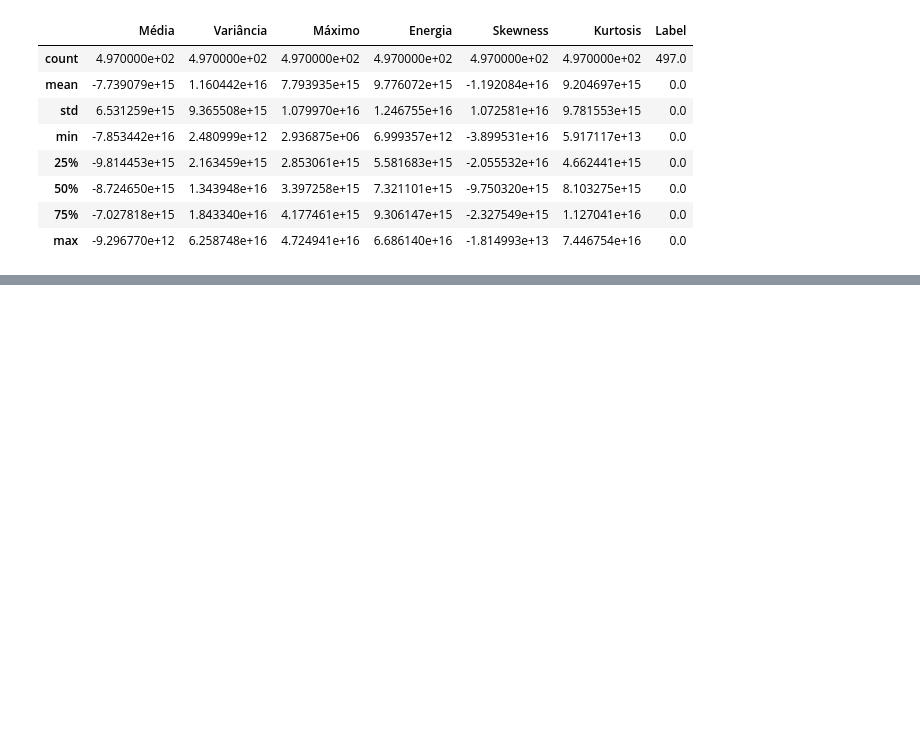
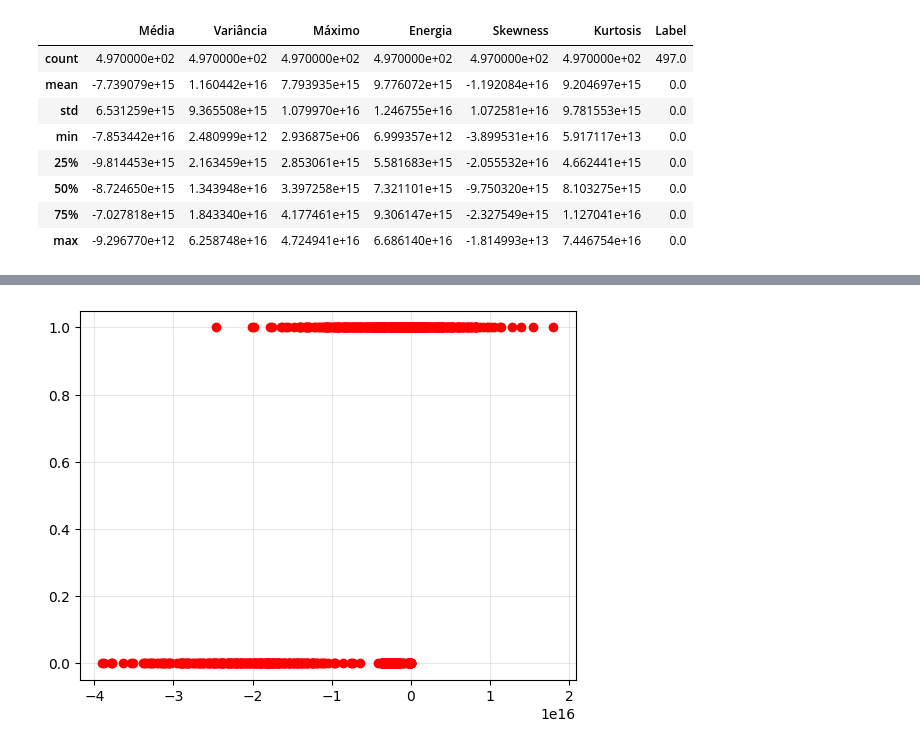
Before and after one commit to andrefsr/Estudos-em-Inteligencia-Artificial, a Jupyter notebook: 3 - Classificação (RegLog, LDA e QDA)/GPR dataset/EDA_gpr.ipynb, the cells around one changed output, grey strips where cells are left out. Saved outputs shown, nothing was run; the diff lists cells and outputs as text; code cells hidden in the pictures; blank space fills up the shorter version.

```diff
--- a/3 - Classificação (RegLog, LDA e QDA)/GPR dataset/EDA_gpr.ipynb
+++ b/3 - Classificação (RegLog, LDA e QDA)/GPR dataset/EDA_gpr.ipynb
@@ -62,0 +86,7 @@ display(df_sem_cilindro.describe())
+# %%
+plt.figure()
+plt.grid(alpha=0.3)
+plt.plot(df['Skewness'],df['Label'],'o',color='red')
+plt.show()
+# %% [output]
+[figure, added]
```
Also changed, not shown: parts of 5 cells of this notebook.
